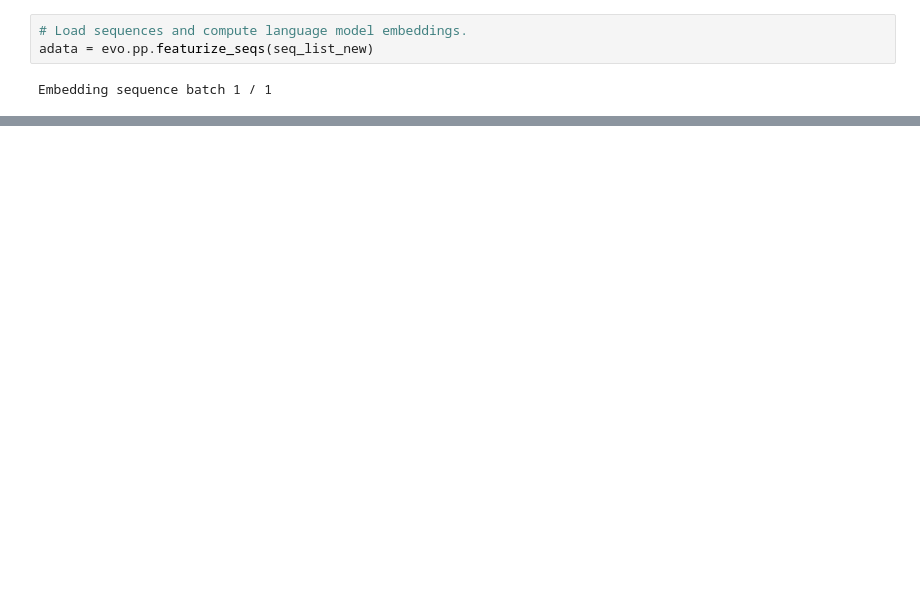
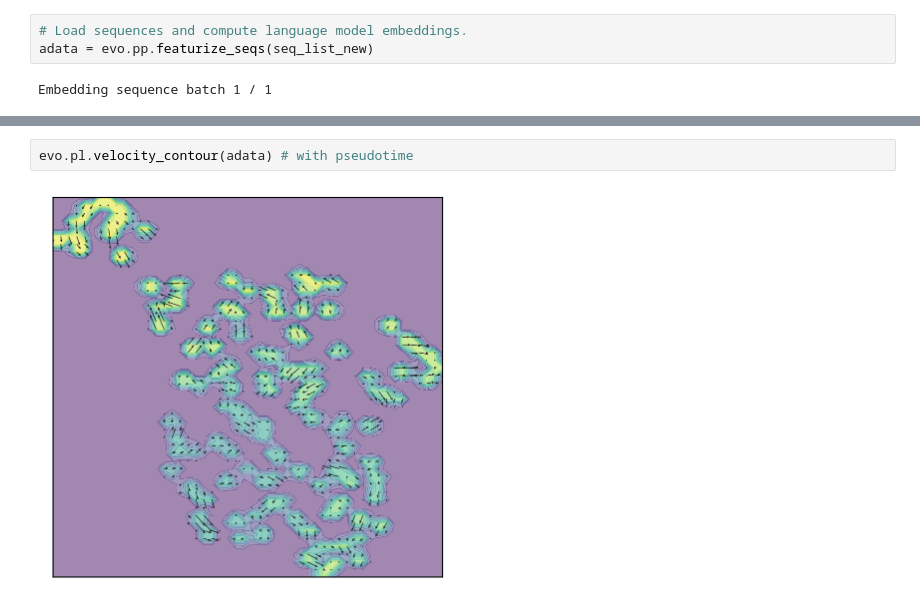
Before and after one commit to aubreyagub/esm2_for_fmdv, a Jupyter notebook: fmd_evovelocity.ipynb, the cells around one changed output, grey strips where cells are left out. Cells and saved outputs as stored; diff of their text form; blank space fills up the shorter version.

```diff
--- a/fmd_evovelocity.ipynb
+++ b/fmd_evovelocity.ipynb
@@ -185,0 +216,4 @@ evo.pl.velocity_embedding_grid(adata)
+# %%
+evo.pl.velocity_contour(adata) # with pseudotime
+# %% [output]
+[figure, added]
```
Also changed, not shown: parts of 19 cells of this notebook, 6 other files.
